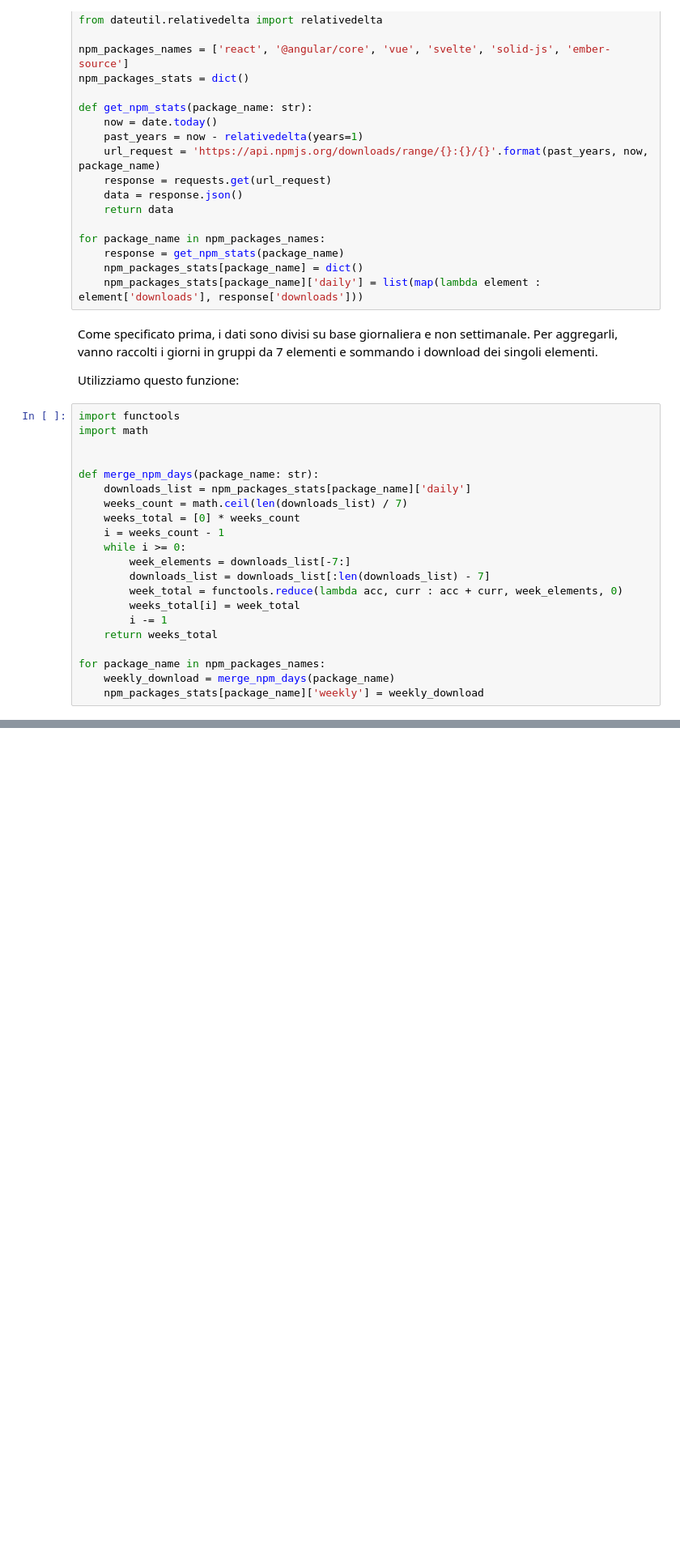
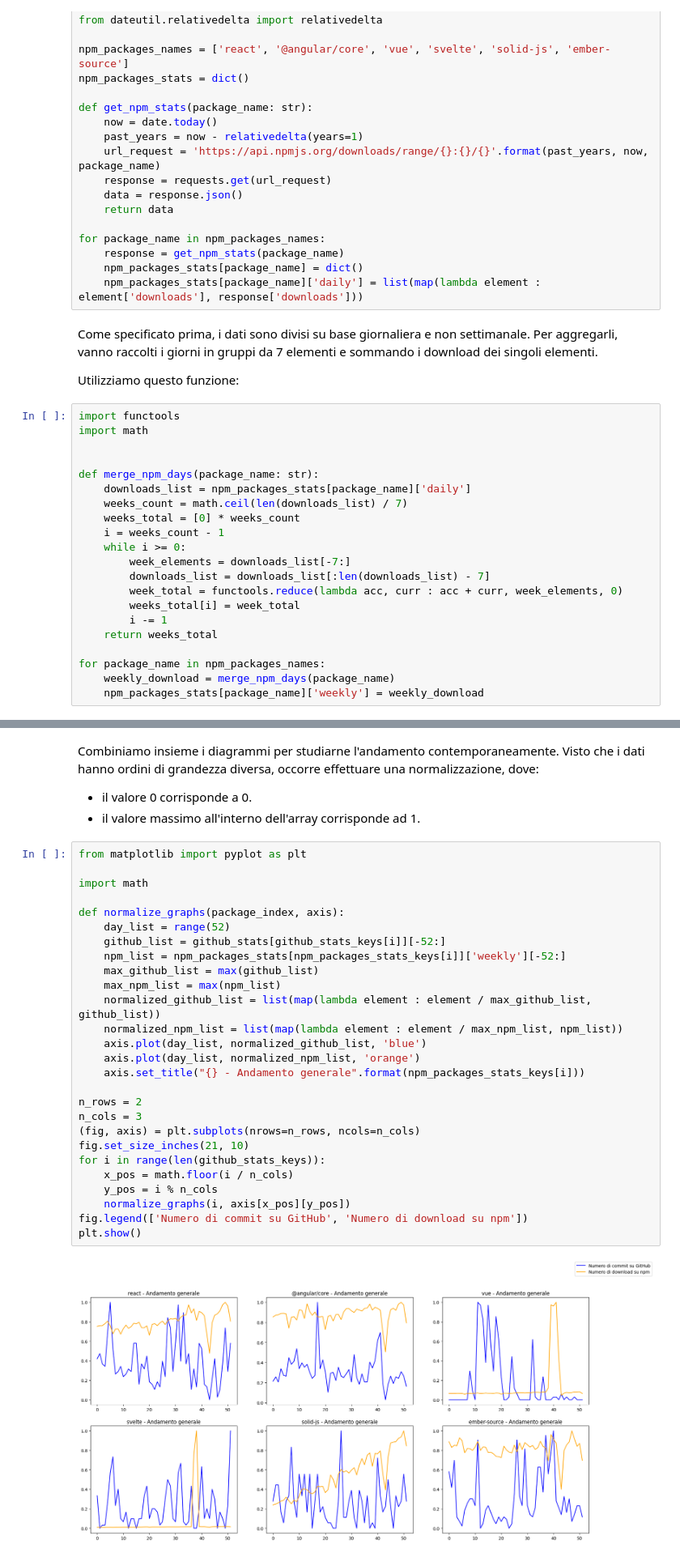
Before and after one commit to Dacker15/github-tutorial-social-media, a Jupyter notebook: tutorial.ipynb, the cells around one changed output, grey strips where cells are left out. Shown: that part at 81% size. Cells and saved outputs as stored; diff of their text form; blank space fills up the shorter version.

```diff
--- a/tutorial.ipynb
+++ b/tutorial.ipynb
@@ -187,0 +216,34 @@ for package_name in npm_packages_names:
+# %% [markdown]
+Combiniamo insieme i diagrammi per studiarne l'andamento contemporaneamente.
+Visto che i dati hanno ordini di grandezza diversa, occorre effettuare una normalizzazione, dove:
+- il valore 0 corrisponde a 0.
+- il valore massimo all'interno dell'array corrisponde ad 1.
+# %%
+from matplotlib import pyplot as plt
+
+import math
+
+def normalize_graphs(package_index, axis):
+    day_list = range(52)
+    github_list = github_stats[github_stats_keys[i]][-52:]
+    npm_list = npm_packages_stats[npm_packages_stats_keys[i]]['weekly'][-52:]
+    max_github_list = max(github_list)
+    max_npm_list = max(npm_list)
+    normalized_github_list = list(map(lambda element : element / max_github_list, github_list))
+    normalized_npm_list = list(map(lambda element : element / max_npm_list, npm_list))
+    axis.plot(day_list, normalized_github_list, 'blue')
+    axis.plot(day_list, normalized_npm_list, 'orange')
+    axis.set_title("{} - Andamento generale".format(npm_packages_stats_keys[i]))
+
+n_rows = 2
+n_cols = 3
+(fig, axis) = plt.subplots(nrows=n_rows, ncols=n_cols)
+fig.set_size_inches(21, 10)
+for i in range(len(github_stats_keys)):
+    x_pos = math.floor(i / n_cols)
+    y_pos = i % n_cols
+    normalize_graphs(i, axis[x_pos][y_pos])
+fig.legend(['Numero di commit su GitHub', 'Numero di download su npm'])
+plt.show()
+# %% [output]
+[figure, added]
```
Also changed, not shown: parts of 4 cells of this notebook, 2 other files.
